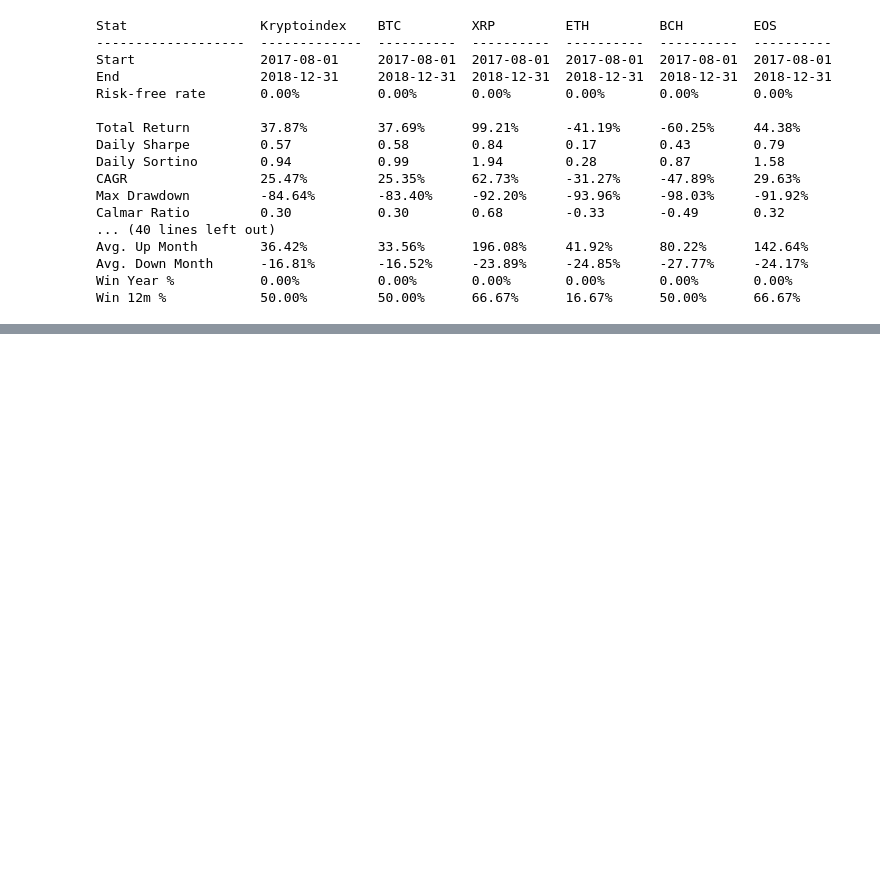
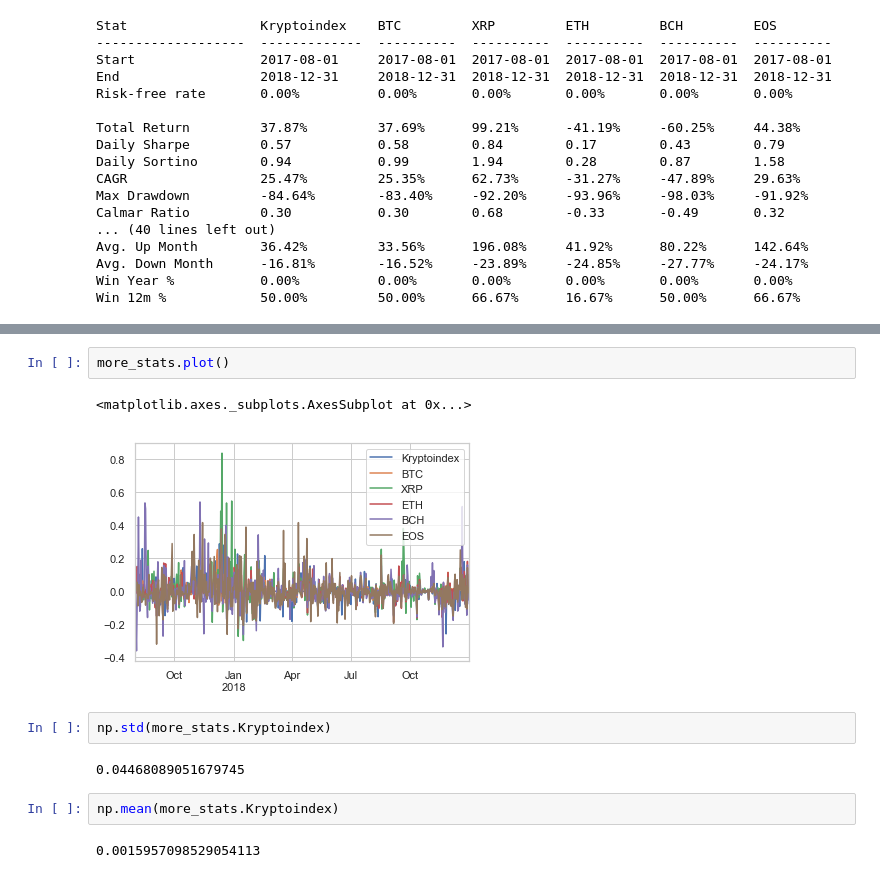
Before and after one commit to jaNGOB/Cryptoindex, a Jupyter notebook: avg_weight_backtest.ipynb, the cells around one changed output, grey strips where cells are left out. Cells and saved outputs as stored; diff of their text form; blank space fills up the shorter version.

```diff
--- a/avg_weight_backtest.ipynb
+++ b/avg_weight_backtest.ipynb
@@ -186,0 +235,13 @@ ValueError: could not convert string to float:
+# %%
+more_stats.plot()
+# %% [output]
+<matplotlib.axes._subplots.AxesSubplot at 0x...>
+[figure, added]
+# %%
+np.std(more_stats.Kryptoindex)
+# %% [output]
+0.04468089051679745
+# %%
+np.mean(more_stats.Kryptoindex)
+# %% [output]
+0.0015957098529054113
```
Also changed, not shown: parts of 12 cells of this notebook, 1 other file.
